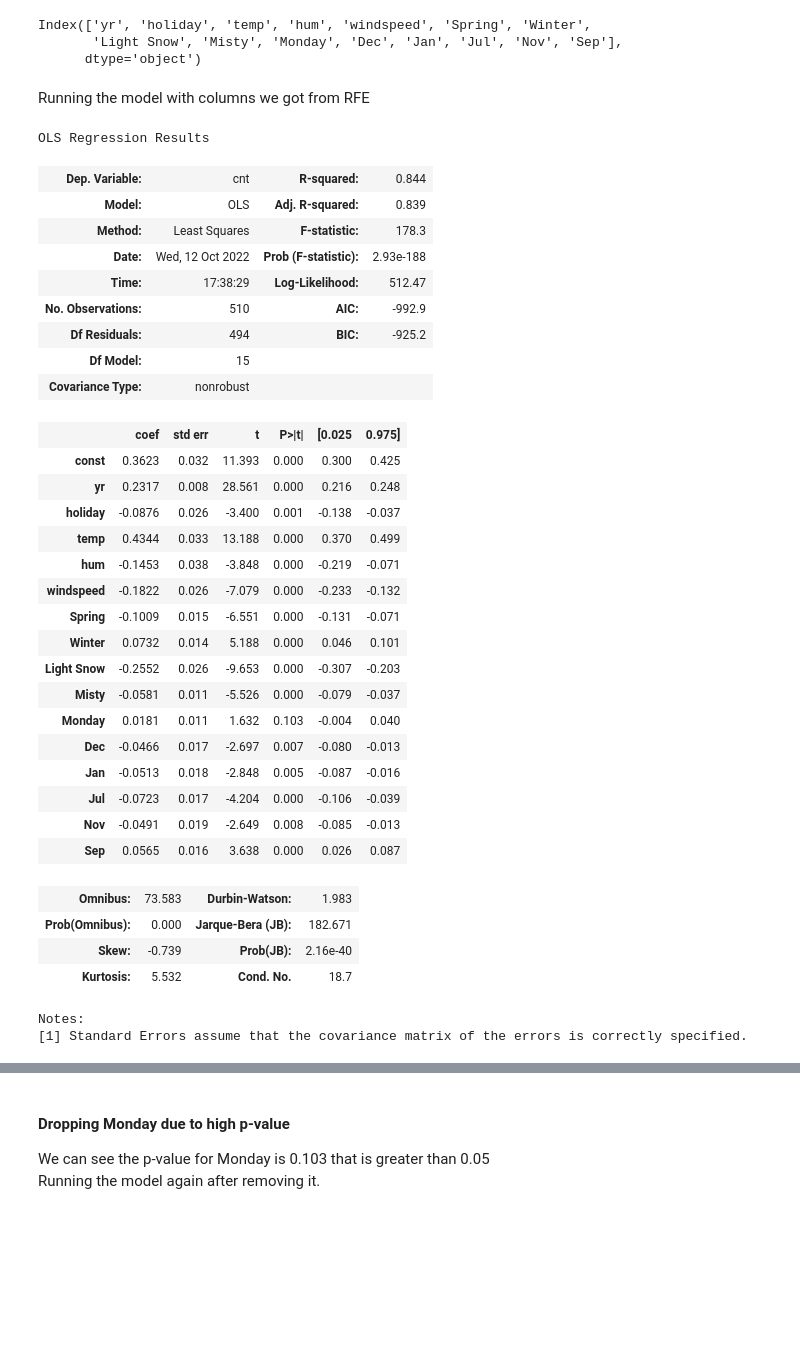
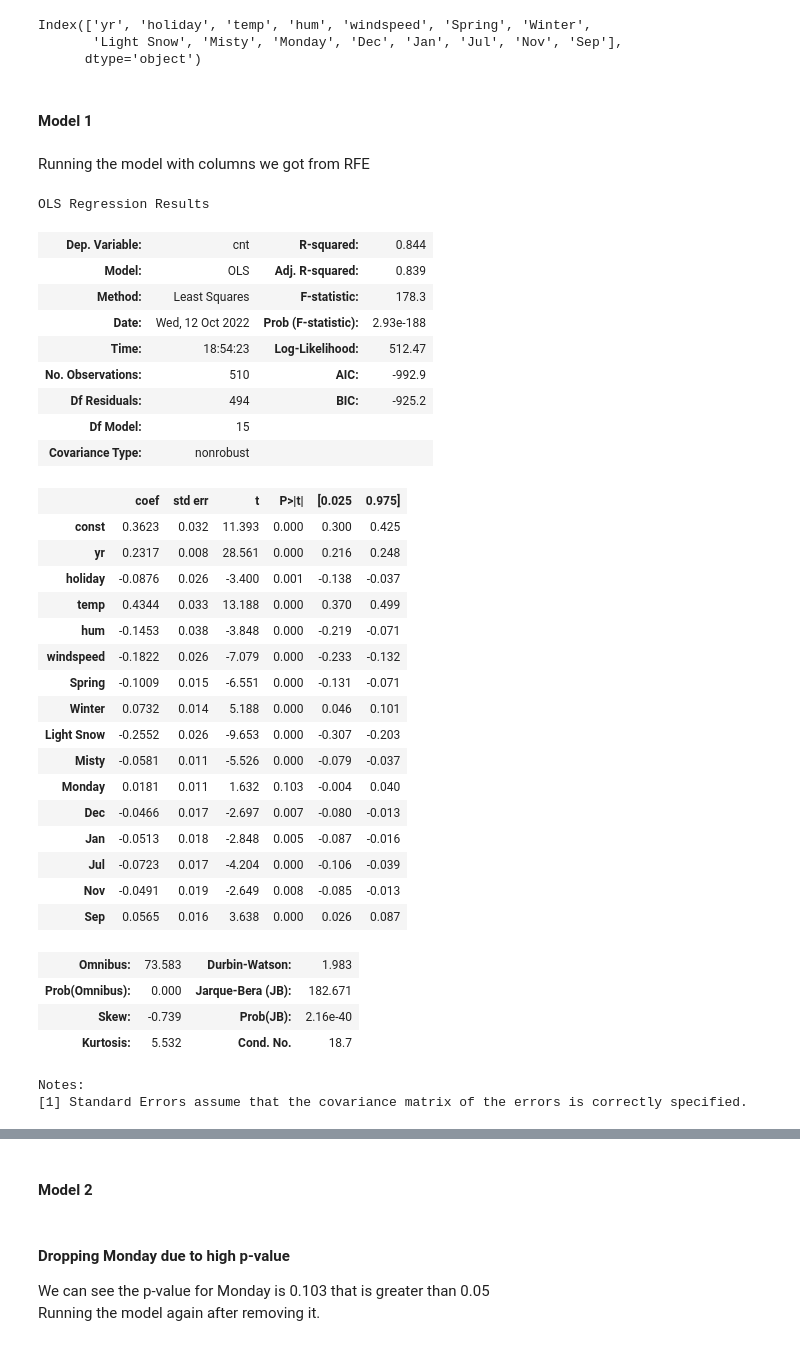
Before and after one commit to tusharsaxena250/Bike-Sharing, a Jupyter notebook: Bike Sharing.ipynb, the cells around one changed output, grey strips where cells are left out. Drawn from its saved outputs; the diff is of its cells as text; code cells hidden in the pictures; blank space fills up the shorter version.

```diff
--- a/Bike Sharing.ipynb
+++ b/Bike Sharing.ipynb
@@ -662,17 +662,19 @@ col
 Index(['yr', 'holiday', 'temp', 'hum', 'windspeed', 'Spring', 'Winter',
        'Light Snow', 'Misty', 'Monday', 'Dec', 'Jan', 'Jul', 'Nov', 'Sep'],
       dtype='object')
+# %% [markdown]
+#### Model 1
 # %% [markdown]
 Running the model with columns we got from RFE
 # %%
-runModel(X_train, col)
+X_train_rfe, lr_model = runModel(X_train, col)
 # %% [output]
 OLS Regression Results
 | Dep. Variable: | cnt | R-squared: | 0.844 |
 | Model: | OLS | Adj. R-squared: | 0.839 |
 | Method: | Least Squares | F-statistic: | 178.3 |
 | Date: | Wed, 12 Oct 2022 | Prob (F-statistic): | 2.93e-188 |
-| Time: | 17:38:29 | Log-Likelihood: | 512.47 |
+| Time: | 18:54:23 | Log-Likelihood: | 512.47 |
 | No. Observations: | 510 | AIC: | -992.9 |
 | Df Residuals: | 494 | BIC: | -925.2 |
 | Df Model: | 15 |  |  |
@@ -736,3 +721,5 @@ Notes:
+# %% [markdown]
+#### Model 2
 # %% [markdown]
 #### Dropping Monday due to high p-value
 We can see the p-value for Monday is 0.103 that is greater than 0.05<br>
```
Also changed, not shown: parts of 7 cells of this notebook.
